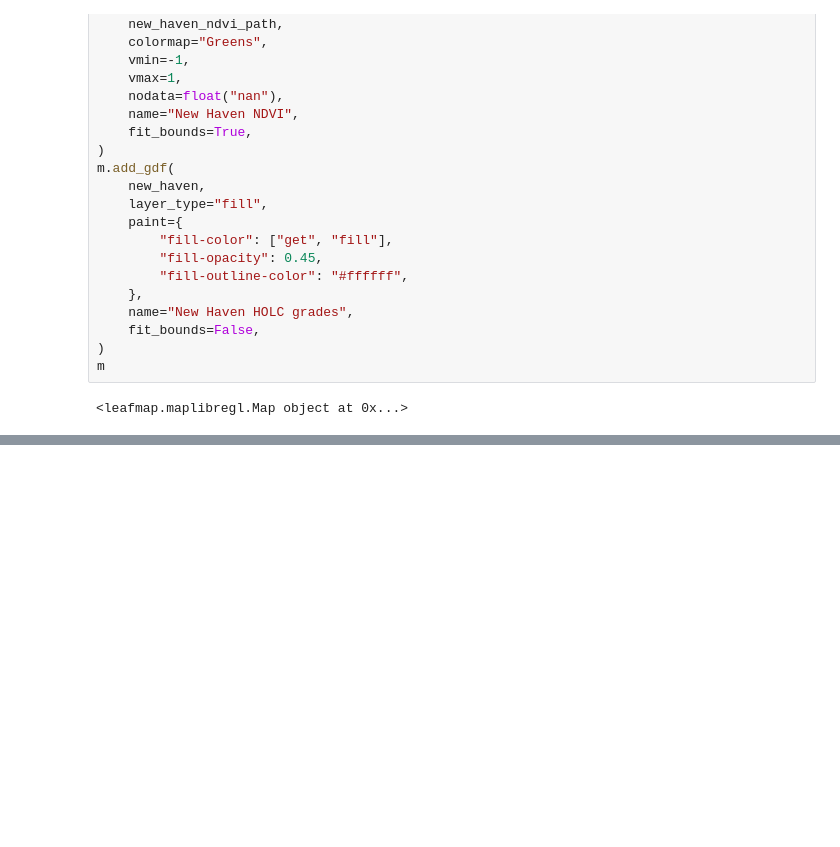
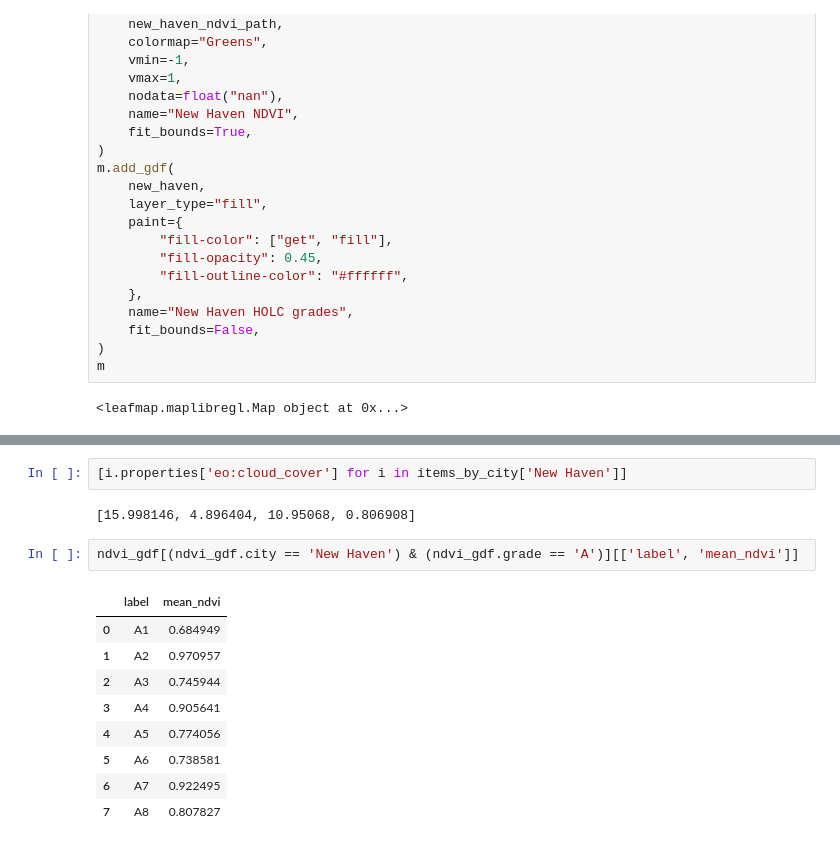
Before and after one commit to nureas-blip/Spatial-Repo, a Jupyter notebook: notebook.ipynb, the cells around one changed output, grey strips where cells are left out. Saved outputs shown, nothing was run; the diff lists cells and outputs as text; blank space fills up the shorter version.

```diff
--- a/notebook.ipynb
+++ b/notebook.ipynb
@@ -377,0 +491,16 @@ m
+# %%
+[i.properties['eo:cloud_cover'] for i in items_by_city['New Haven']]
+# %% [output]
+[15.998146, 4.896404, 10.95068, 0.806908]
+# %%
+ndvi_gdf[(ndvi_gdf.city == 'New Haven') & (ndvi_gdf.grade == 'A')][['label', 'mean_ndvi']]
+# %% [output]
+|  | label | mean_ndvi |
+| 0 | A1 | 0.684949 |
+| 1 | A2 | 0.970957 |
+| 2 | A3 | 0.745944 |
+| 3 | A4 | 0.905641 |
+| 4 | A5 | 0.774056 |
+| 5 | A6 | 0.738581 |
+| 6 | A7 | 0.922495 |
+| 7 | A8 | 0.807827 |
```
Also changed, not shown: parts of 16 cells of this notebook, 3 other files.
